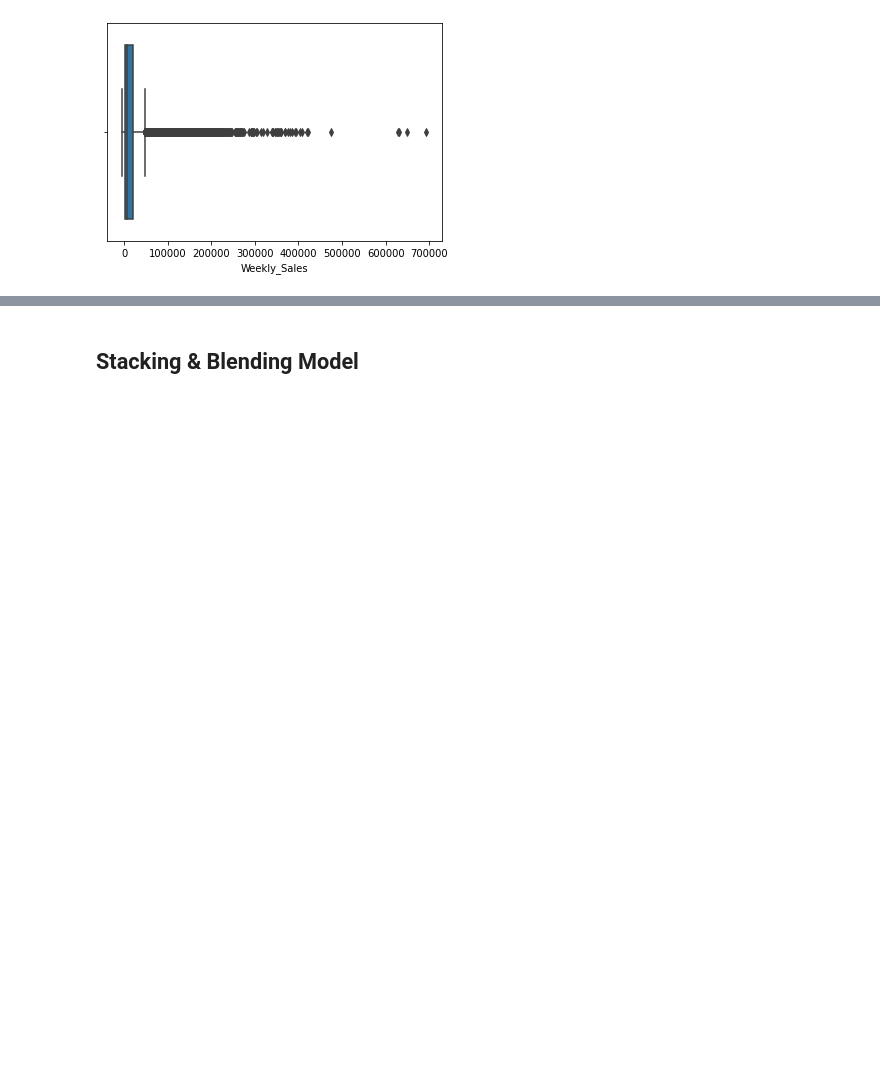
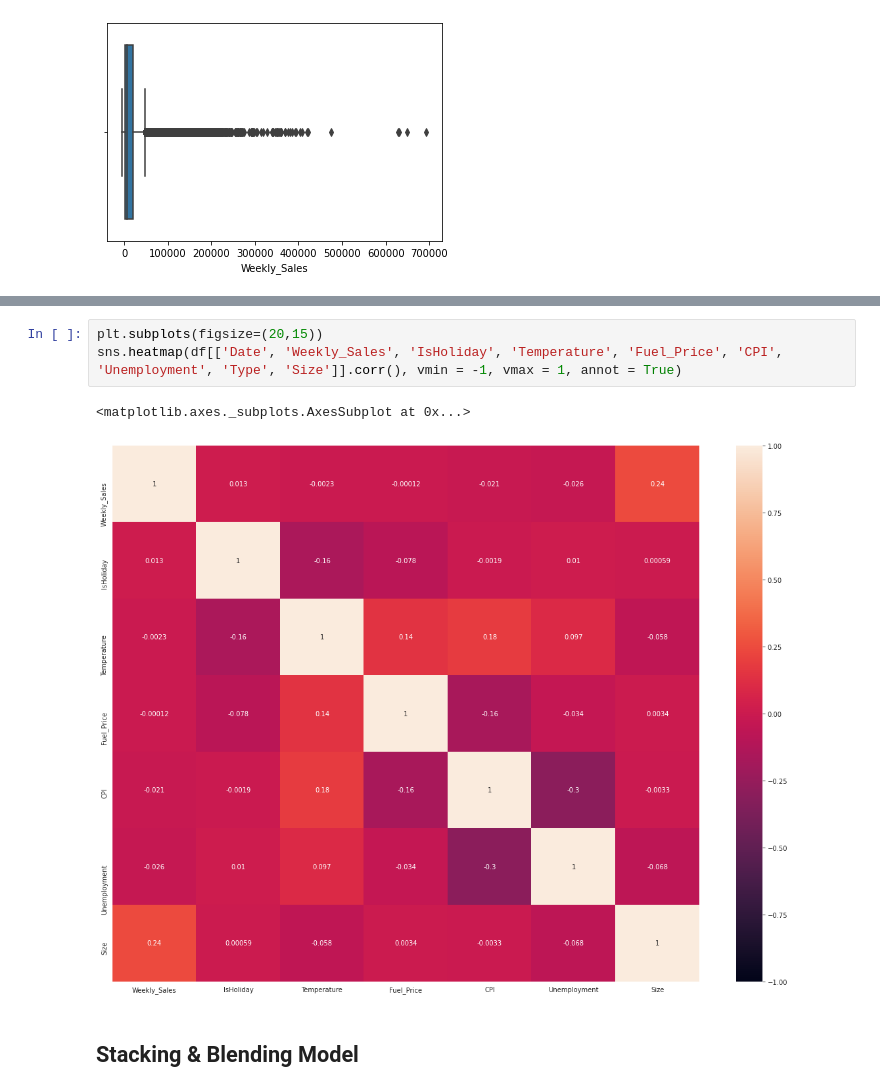
Before and after one commit to jay2jaykp/operation-odessa, a Jupyter notebook: operation_odessa.ipynb, the cells around one changed output, grey strips where cells are left out. Drawn from its saved outputs; the diff is of its cells as text; blank space fills up the shorter version.

```diff
--- a/operation_odessa.ipynb
+++ b/operation_odessa.ipynb
@@ -364,3 +368,9 @@ clean_df.get_heatmap()
+# %%
+plt.subplots(figsize=(20,15))
+sns.heatmap(df[['Date', 'Weekly_Sales', 'IsHoliday', 'Temperature', 'Fuel_Price', 'CPI', 'Unemployment', 'Type', 'Size']].corr(), vmin = -1, vmax = 1, annot = True)
+# %% [output]
+<matplotlib.axes._subplots.AxesSubplot at 0x...>
+[figure, added]
 # %% [markdown]
 ## Stacking & Blending Model
 # %% [markdown]
```
Also changed, not shown: parts of 8 cells of this notebook.
